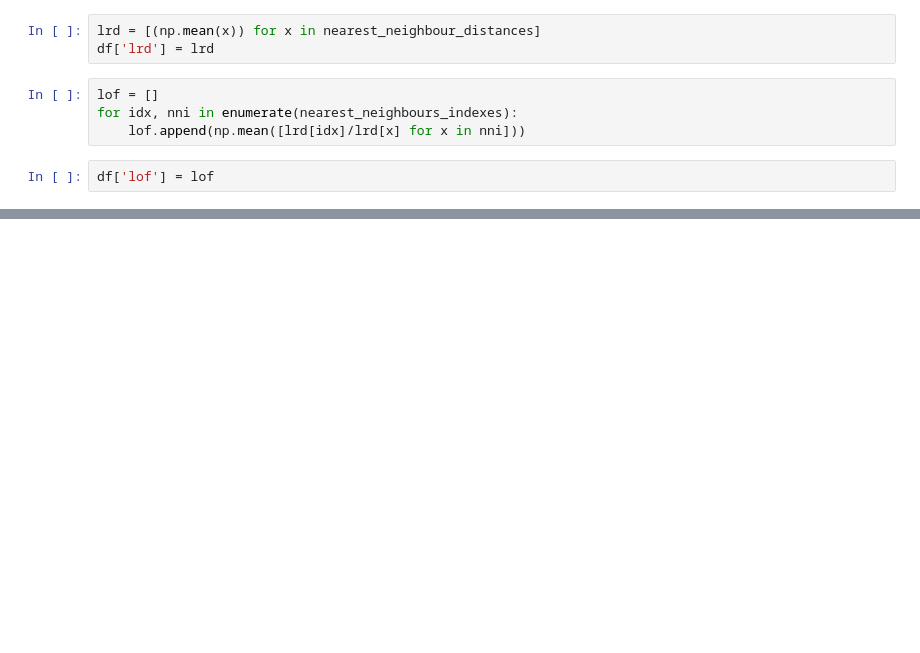
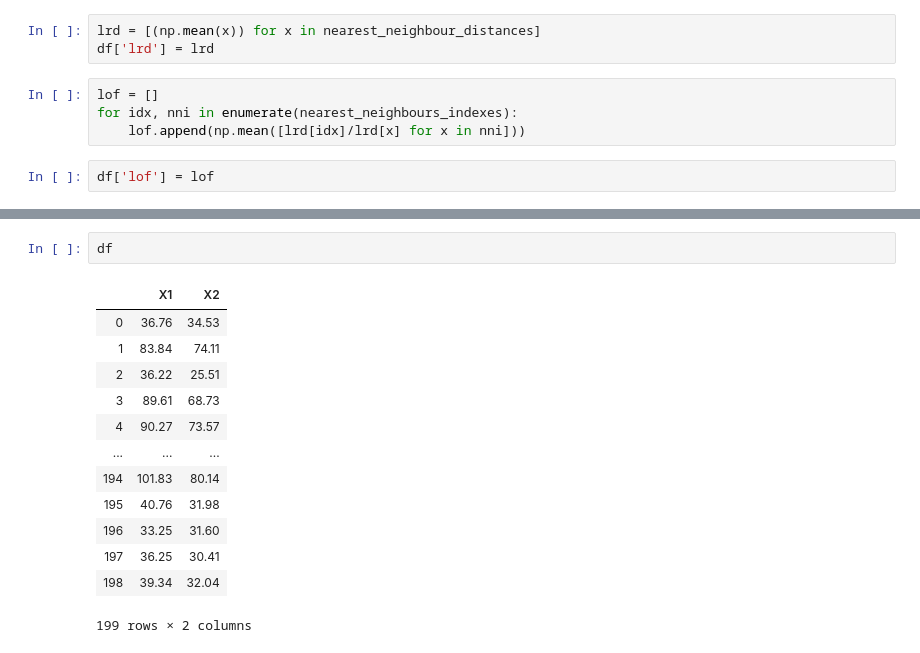
Before and after one commit to Muhammad-Arslan1996/local_outlier_factor, a Jupyter notebook: LOF.ipynb, the cells around one changed output, grey strips where cells are left out. Cells and saved outputs as stored; diff of their text form; blank space fills up the shorter version.

```diff
--- a/LOF.ipynb
+++ b/LOF.ipynb
@@ -54,3 +106,19 @@ sns.scatterplot(x="X1", y="X2", data=df_outlier, color='r')
 # %% [output]
 <matplotlib.axes._subplots.AxesSubplot at 0x...>
 [figure]
+# %%
+df
+# %% [output]
+|  | X1 | X2 |
+| 0 | 36.76 | 34.53 |
+| 1 | 83.84 | 74.11 |
+| 2 | 36.22 | 25.51 |
+| 3 | 89.61 | 68.73 |
+| 4 | 90.27 | 73.57 |
+| ... | ... | ... |
+| 194 | 101.83 | 80.14 |
+| 195 | 40.76 | 31.98 |
+| 196 | 33.25 | 31.60 |
+| 197 | 36.25 | 30.41 |
+| 198 | 39.34 | 32.04 |
+199 rows × 2 columns
```
Also changed, not shown: parts of 6 cells of this notebook.
